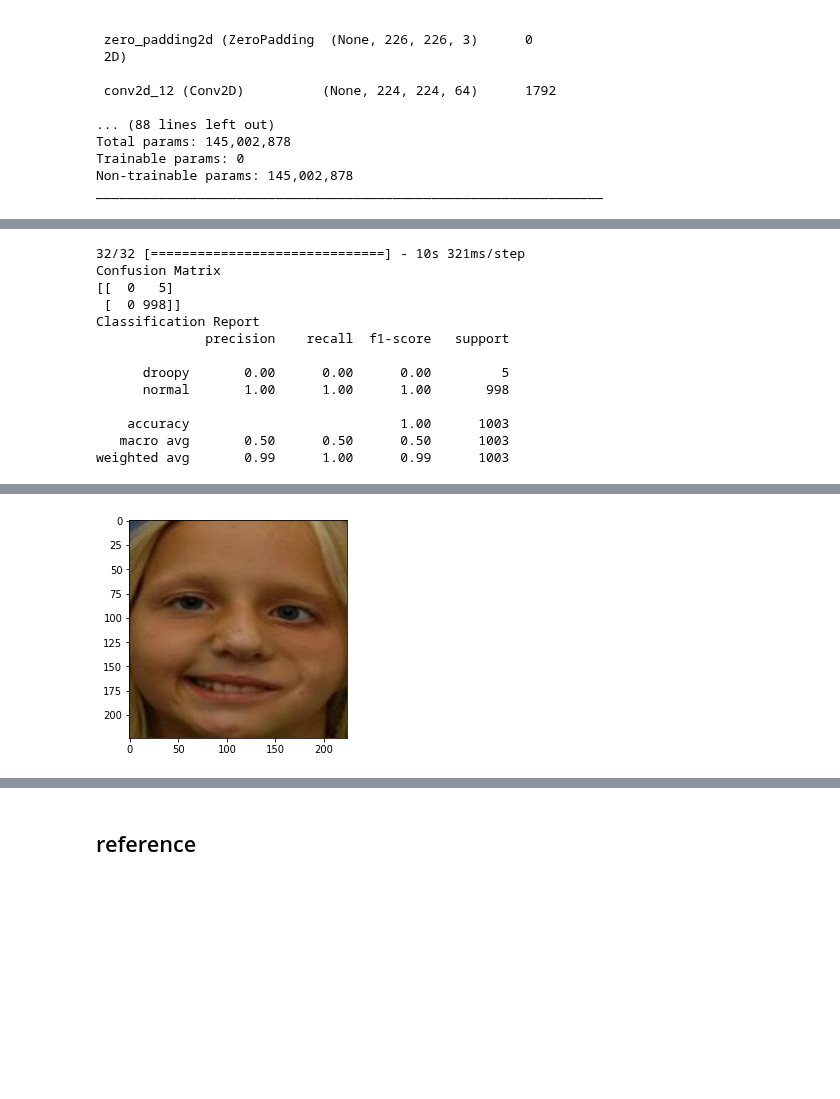
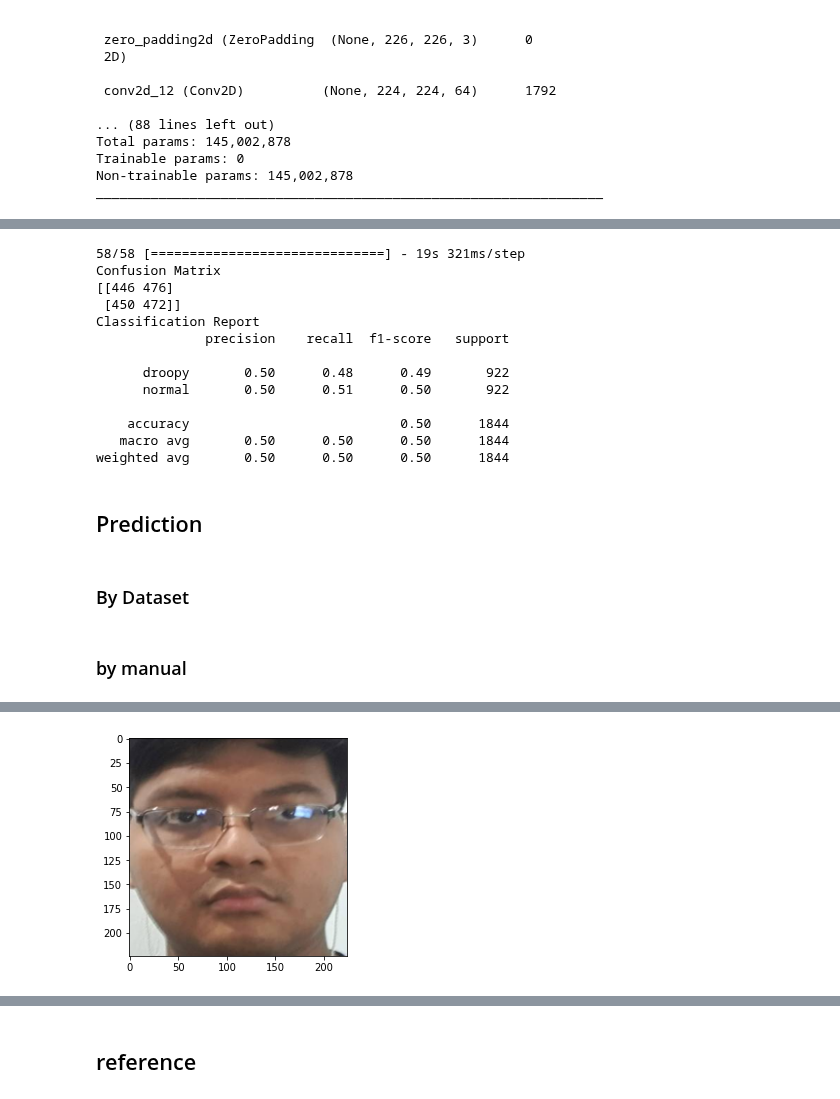
Before and after one commit to andre002wp/Face-Drooping-detection, a Jupyter notebook: main.ipynb, the cells around one changed output, grey strips where cells are left out. Saved outputs shown, nothing was run; the diff lists cells and outputs as text; code cells hidden in the pictures; blank space fills up the shorter version.

```diff
--- a/main.ipynb
+++ b/main.ipynb
@@ -97,10 +99,9 @@ pyplot.show()
 CHANNELS = 3
 HEIGHT = 224
 WIDTH = 224
-def prepareImg(filename):
-    image_string = tf.io.read_file(filename)
-    image_decoded = tf.image.decode_jpeg(image_string, channels=CHANNELS)
-    image_resized = tf.image.resize(image_decoded, [HEIGHT, WIDTH])
+def prepareImg(fileitem):
+    img = extract_face(fileitem)
+    image_resized = tf.image.resize(img, [HEIGHT, WIDTH])
     image_normalized = image_resized / 255.0
     image_for_model = np.expand_dims(image_normalized, axis=0)
     return image_for_model
@@ -198,11 +199,12 @@ def output_of_last_layer(model,layer_name):
   return last_output
 # %%
 inputs = tf.keras.Input(shape=(WIDTH, HEIGHT, CHANNELS))
-x = preprocess_input(inputs)
-x = faceEmbedModel(x)
+inputs = preprocess_input(inputs)
+base_model = tf.keras.Model(faceEmbedModel.input, output_of_last_layer(faceEmbedModel,'zero_padding2d_8'))
+x = base_model(inputs)
+x = Flatten()(x)
+x = Dropout(0.5)(x)
 x = tf.keras.layers.Dense(128, activation='relu')(x)
-x = BatchNormalization()(x)
-x = tf.keras.layers.Dense(10, activation='relu')(x)
 x = BatchNormalization()(x)
 x = tf.keras.layers.Dense(1, activation='sigmoid')(x)
 
@@ -232,9 +234,9 @@ CHECKPOINT_PATH = "model_checkpoint/"
 model_checkpoint_callback = tf.keras.callbacks.ModelCheckpoint(
     filepath=CHECKPOINT_PATH+'chk',
     save_weights_only=True,
-    monitor='accuracy',
+    monitor='val_accuracy',
     mode='max',
     save_best_only=True)
 # %%
-history_train = model.fit(train_generator, validation_data=validation_generator, epochs=10, verbose=1, callbacks=[model_checkpoint_callback])
+history_train = model.fit(train_generator, validation_data=validation_generator, epochs=25, verbose=1, callbacks=[model_checkpoint_callback])
 # %% [output]
@@ -280,24 +279,28 @@ plt.show()
 # %%
 from sklearn.metrics import classification_report, confusion_matrix
 #Confution Matrix and Classification Report
-Y_pred = model.predict(validation_generator)
+Y_pred = model.predict(train_generator)
 y_pred = ((Y_pred > 0.5)+0).ravel()
 print('Confusion Matrix')
-print(confusion_matrix(validation_generator.classes, y_pred))
+print(confusion_matrix(train_generator.classes, y_pred))
 print('Classification Report')
 target_names = ['droopy', 'normal']
-print(classification_report(validation_generator.classes, y_pred, target_names=target_names))
+print(classification_report(train_generator.classes, y_pred, target_names=target_names))
 # %% [output]
-32/32 [==============================] - 10s 321ms/step
+58/58 [==============================] - 19s 321ms/step
 Confusion Matrix
-[[  0   5]
- [  0 998]]
+[[446 476]
+ [450 472]]
 Classification Report
               precision    recall  f1-score   support
 
-      droopy       0.00      0.00      0.00         5
-      normal       1.00      1.00      1.00       998
+      droopy       0.50      0.48      0.49       922
+      normal       0.50      0.51      0.50       922
 
-    accuracy                           1.00      1003
-   macro avg       0.50      0.50      0.50      1003
-weighted avg       0.99      1.00      0.99      1003
+    accuracy                           0.50      1844
+   macro avg       0.50      0.50      0.50      1844
+weighted avg       0.50      0.50      0.50      1844
+# %% [markdown]
+## Prediction
+# %% [markdown]
+### By Dataset
@@ -304,14 +310,15 @@ weighted avg       0.99      1.00      0.99      1003
+# %% [markdown]
+### by manual
 # %%
 # convert one face into samples
-filepath = os.path.join(BASE_DIR+'\Strokefaces\droopy\\a-27-278x300.jpg')
-face_extract = prepareImg(filepath)
-im = cv2.imread(filepath)
-im = cv2.cvtColor(im, cv2.COLOR_BGR2RGB)
-plt.imshow(im)
+filepath = os.path.join(BASE_DIR+"\\"+'622351.jpg')
+# filepath = os.path.join(BASE_DIR+'\stroke-normal_dataset_processed\Test\\normal\Chris_Kolanas_0001.jpg')
+im = prepareImg(filepath)
+plt.imshow(im[0])
 plt.show()
-prediction = model.predict(face_extract)
+prediction = model.predict(im)
 if (prediction[0]< 0.5):
-    print("Droopy")
+    print("Droopy Confidence {:02f} %".format((1-prediction[0][0]*2)*100))
 else:
-    print("Normal")
+    print("Normal Confidence {:02f} %".format((prediction[0][0])*100))
 # %% [output]
@@ -318 +339 @@ else:
-[figure, old version]
+[figure, new version]
```
Also changed, not shown: parts of 8 cells of this notebook, 1 other file.
